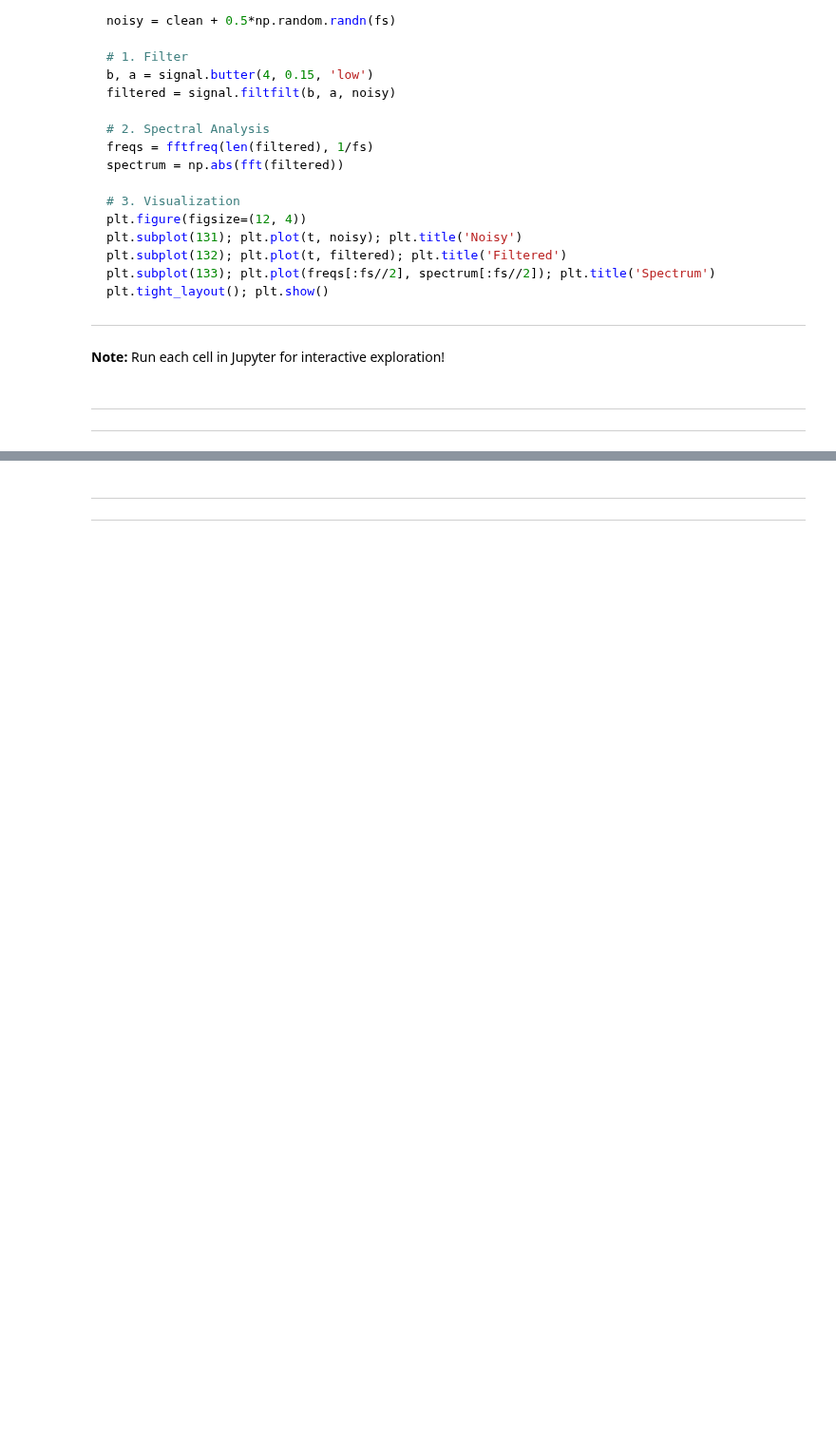
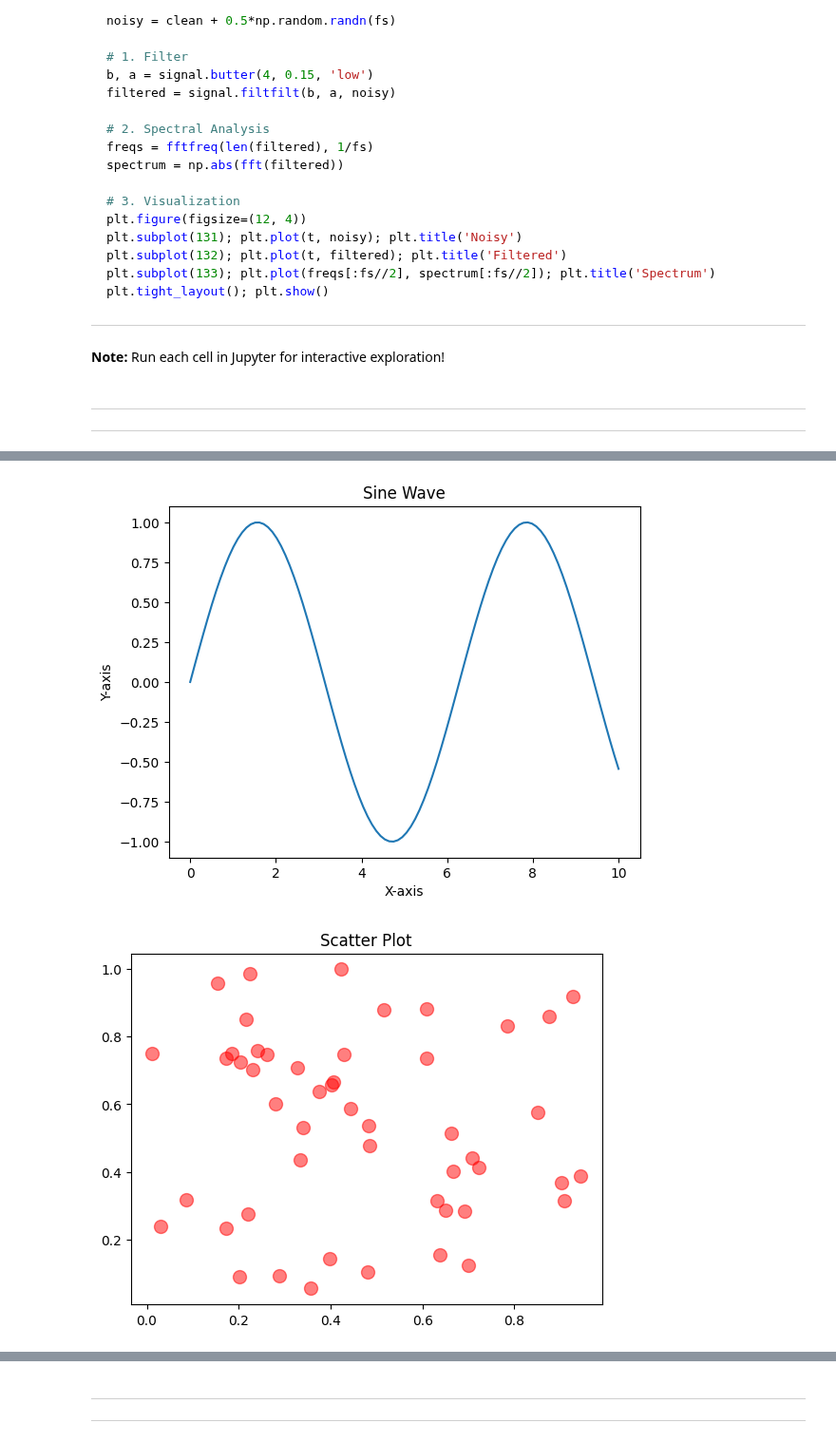
Before and after one commit to satyaprakashdhfm/NOTES, a Jupyter notebook: 18CSC305J-Artificial intellegence/0.DATA PREPROCESSIN/python_libraries.ipynb, the cells around one changed output, grey strips where cells are left out. Shown at 95% size. Drawn from its saved outputs; the diff is of its cells as text; code cells hidden in the pictures; blank space fills up the shorter version.

```diff
--- a/18CSC305J-Artificial intellegence/0.DATA PREPROCESSIN/python_libraries.ipynb
+++ b/18CSC305J-Artificial intellegence/0.DATA PREPROCESSIN/python_libraries.ipynb
@@ -2617,0 +2671,50 @@ plt.tight_layout(); plt.show()
+# %%
+### 1.2 Basic Plot Types
+
+#### Line Plot
+
+x = np.linspace(0, 10, 100)
+y = np.sin(x)
+
+fig, ax = plt.subplots()
+ax.plot(x, y)
+ax.set_xlabel('X-axis')
+ax.set_ylabel('Y-axis')
+ax.set_title('Sine Wave')
+plt.show()
+
+
+#### Scatter Plot
+
+x = np.random.rand(50)
+y = np.random.rand(50)
+
+fig, ax = plt.subplots()
+ax.scatter(x, y, c='red', marker='o', s=100, alpha=0.5)
+ax.set_title('Scatter Plot')
+plt.show()
+
+
+#### Bar Plot
+
+categories = ['A', 'B', 'C', 'D']
+values = [23, 45, 56, 78]
+
+fig, ax = plt.subplots()
+ax.bar(categories, values, color='skyblue')
+ax.set_ylabel('Values')
+plt.show()
+
+
+#### Histogram
+
+data = np.random.randn(1000)
+
+fig, ax = plt.subplots()
+ax.hist(data, bins=30, color='green', alpha=0.7)
+ax.set_xlabel('Value')
+ax.set_ylabel('Frequency')
+plt.show()
+# %% [output]
+[figure, added]
+[figure, added]
```
Also changed, not shown: parts of 8 cells of this notebook, 1 other file.
